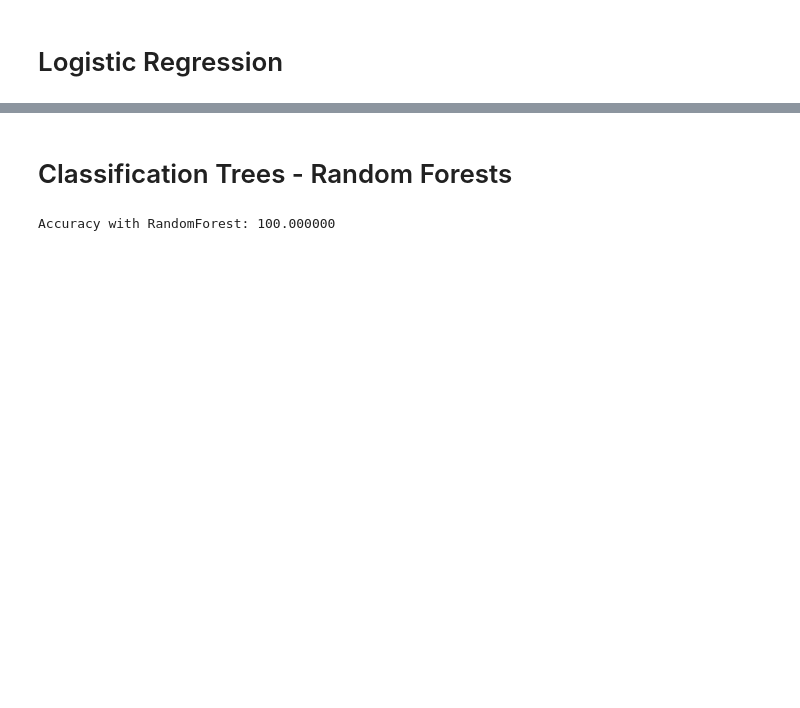
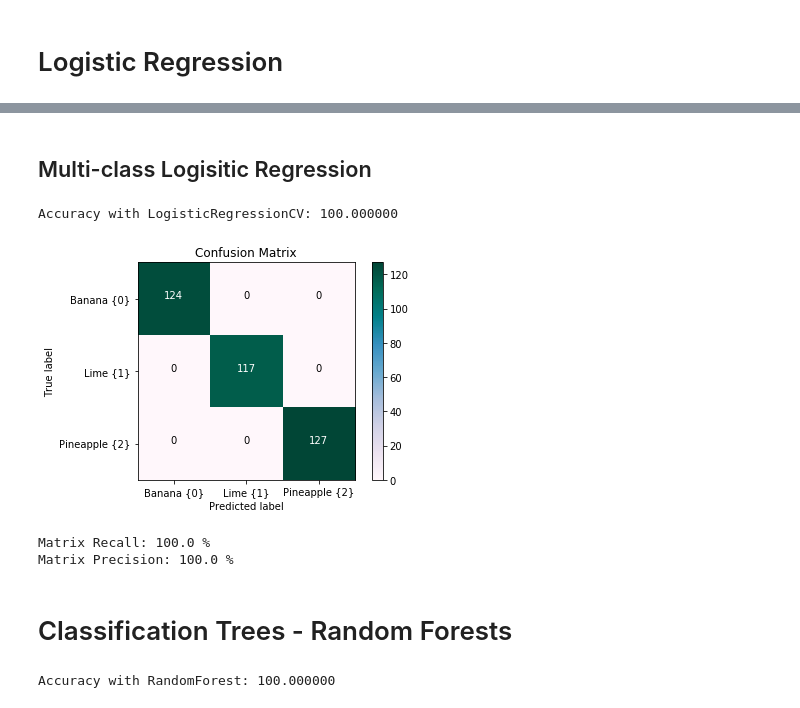
Before and after one commit to safashaikh/MLFinalProj, a Jupyter notebook: fruits.ipynb, the cells around one changed output, grey strips where cells are left out. Cells and saved outputs as stored; diff of their text form; code cells hidden in the pictures; blank space fills up the shorter version.

```diff
--- a/fruits.ipynb
+++ b/fruits.ipynb
@@ -334,3 +360,25 @@ def printing_Kfold_scores(x_train_data,y_train_data):
+# %% [markdown]
+## Multi-class Logisitic Regression
+# %%
+X_train, X_test, y_train, y_test = train_test_split(pca_result, label_ids, test_size=0.25, random_state=42)
+clf = LogisticRegressionCV(cv=5, random_state=0, multi_class='multinomial').fit(X_train, y_train)
+predictions = clf.predict(X_test)
+
+precision = accuracy_score(predictions, y_test) * 100
+print("Accuracy with LogisticRegressionCV: {0:.6f}".format(precision))
+
+# Compute confusion matrix
+cnf_matrix = confusion_matrix(y_test,predictions)
+np.set_printoptions(precision=2)
+
+# Plot non-normalized confusion matrix
+
+plot_confusion_matrix2(cnf_matrix)
+# %% [output]
+Accuracy with LogisticRegressionCV: 100.000000
+[figure, added]
+Matrix Recall: 100.0 %
+Matrix Precision: 100.0 %
 # %% [markdown]
  # Classification Trees - Random Forests
 # %%
```
Also changed, not shown: parts of 16 cells of this notebook.
